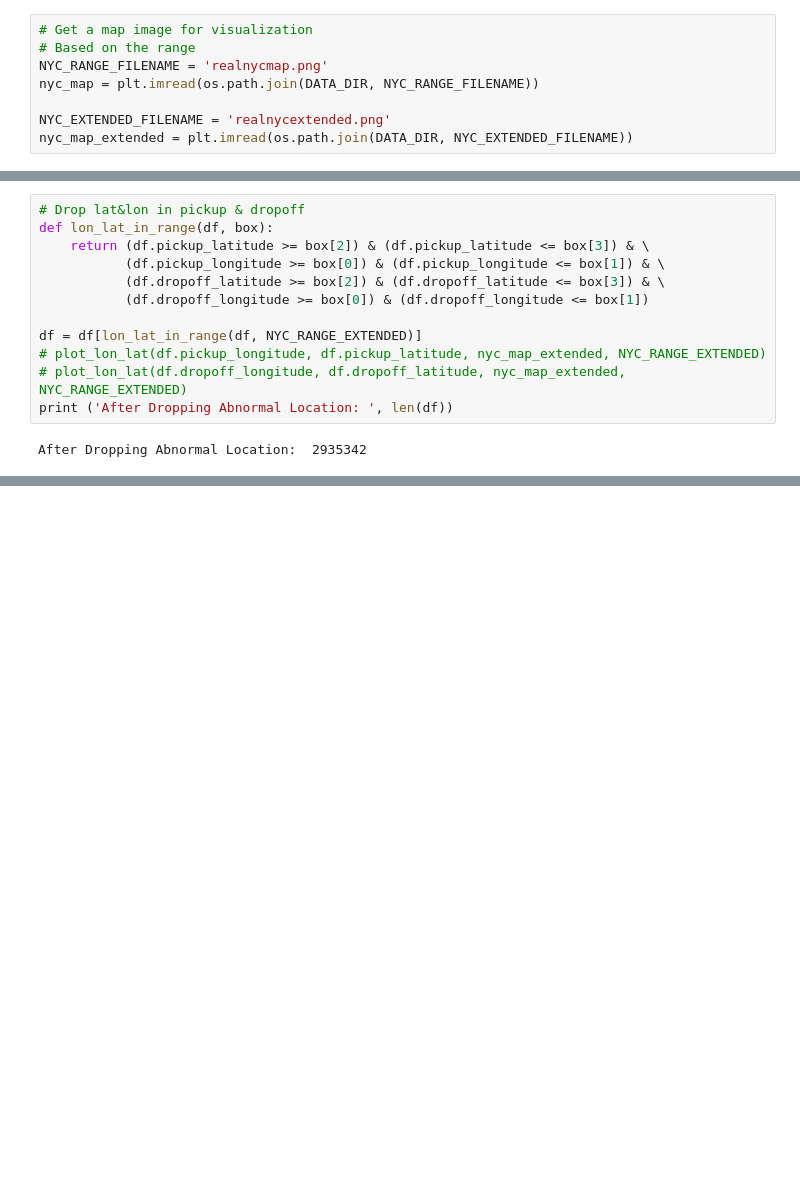
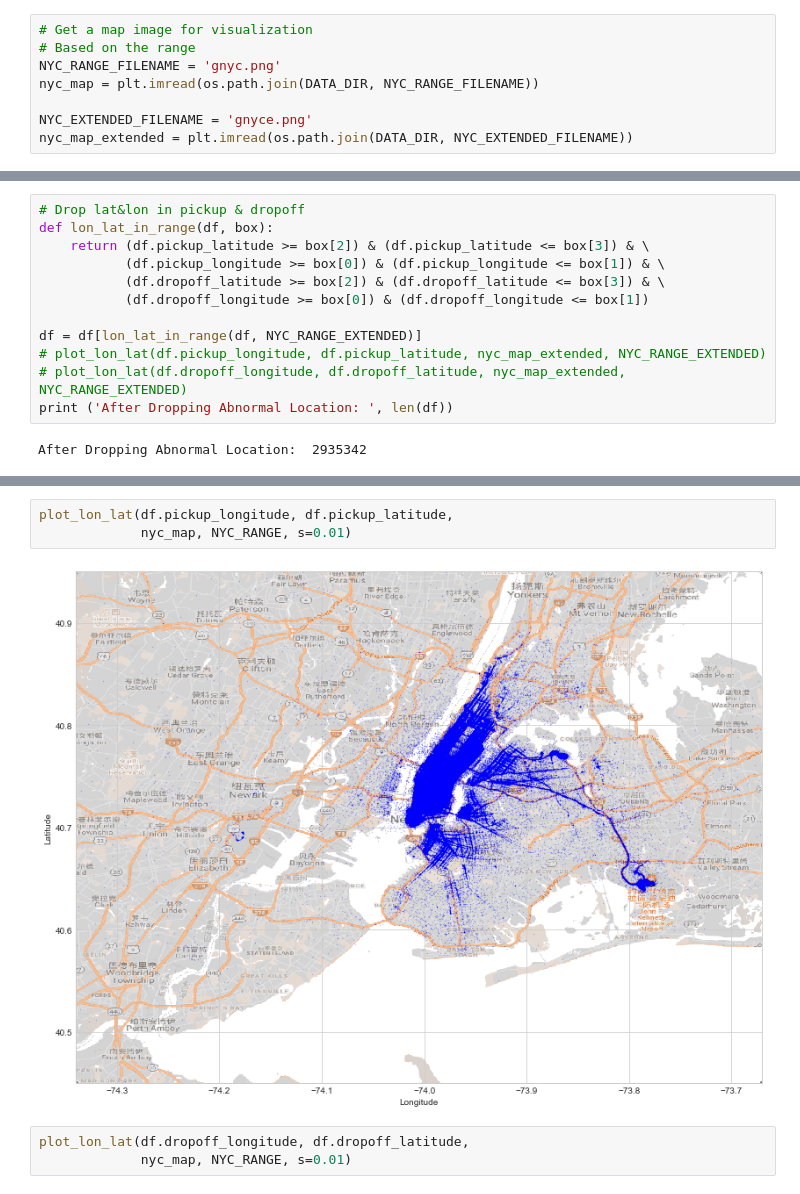
Before and after one commit to elicassion/New-York-City-Taxi-Fare-Prediction, a Jupyter notebook: nyc_texi.ipynb, the cells around one changed output, grey strips where cells are left out. Cells and saved outputs as stored; diff of their text form; blank space fills up the shorter version.

```diff
--- a/nyc_texi.ipynb
+++ b/nyc_texi.ipynb
@@ -37,10 +39,10 @@ WATER_RGB = (170/255, 211/255, 223/255)
 # %%
 # Get a map image for visualization
 # Based on the range
-NYC_RANGE_FILENAME = 'realnycmap.png'
+NYC_RANGE_FILENAME = 'gnyc.png'
 nyc_map = plt.imread(os.path.join(DATA_DIR, NYC_RANGE_FILENAME))
 
-NYC_EXTENDED_FILENAME = 'realnycextended.png'
+NYC_EXTENDED_FILENAME = 'gnyce.png'
 nyc_map_extended = plt.imread(os.path.join(DATA_DIR, NYC_EXTENDED_FILENAME))
 # %%
 def lookup(s):
@@ -166,0 +173,8 @@ ValueError: cannot label index with a null key
+# %%
+plot_lon_lat(df.pickup_longitude, df.pickup_latitude,
+             nyc_map, NYC_RANGE, s=0.01)
+# %% [output]
+[figure, added]
+# %%
+plot_lon_lat(df.dropoff_longitude, df.dropoff_latitude,
+             nyc_map, NYC_RANGE, s=0.01)
```
Also changed, not shown: parts of 5 cells of this notebook.
